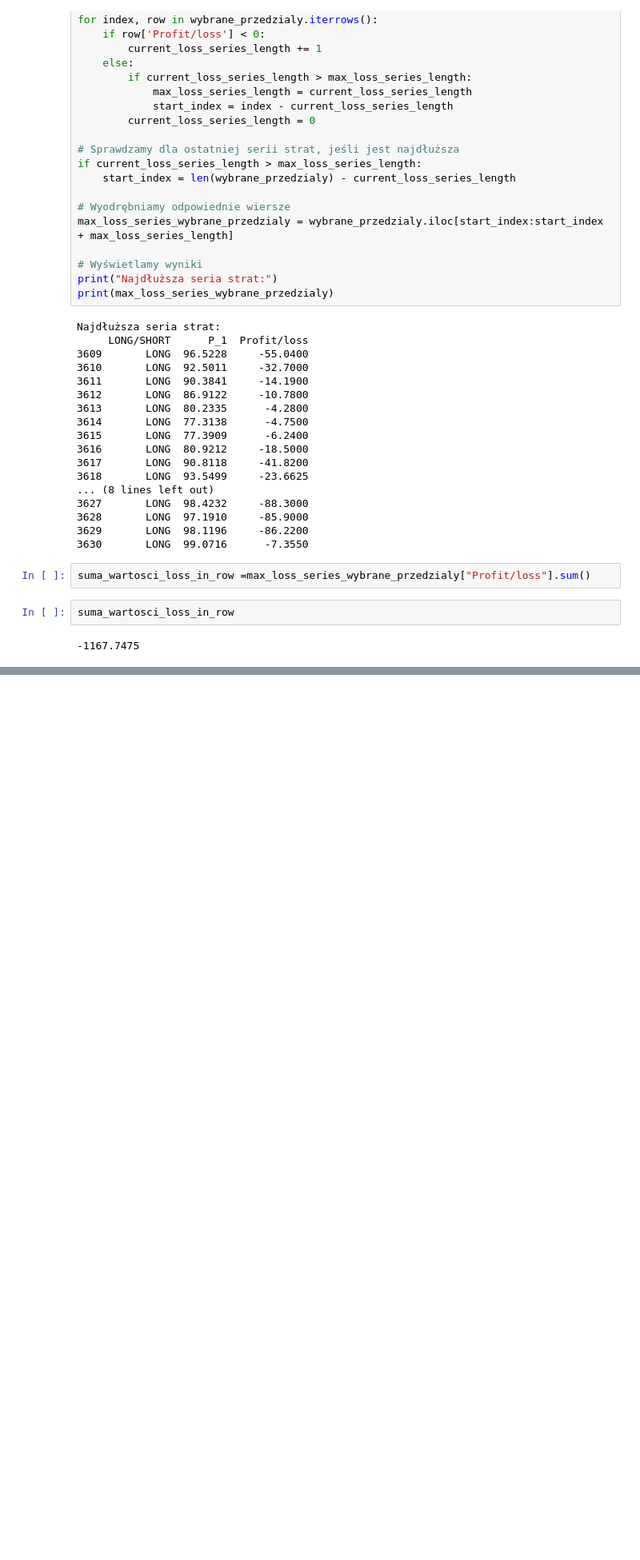
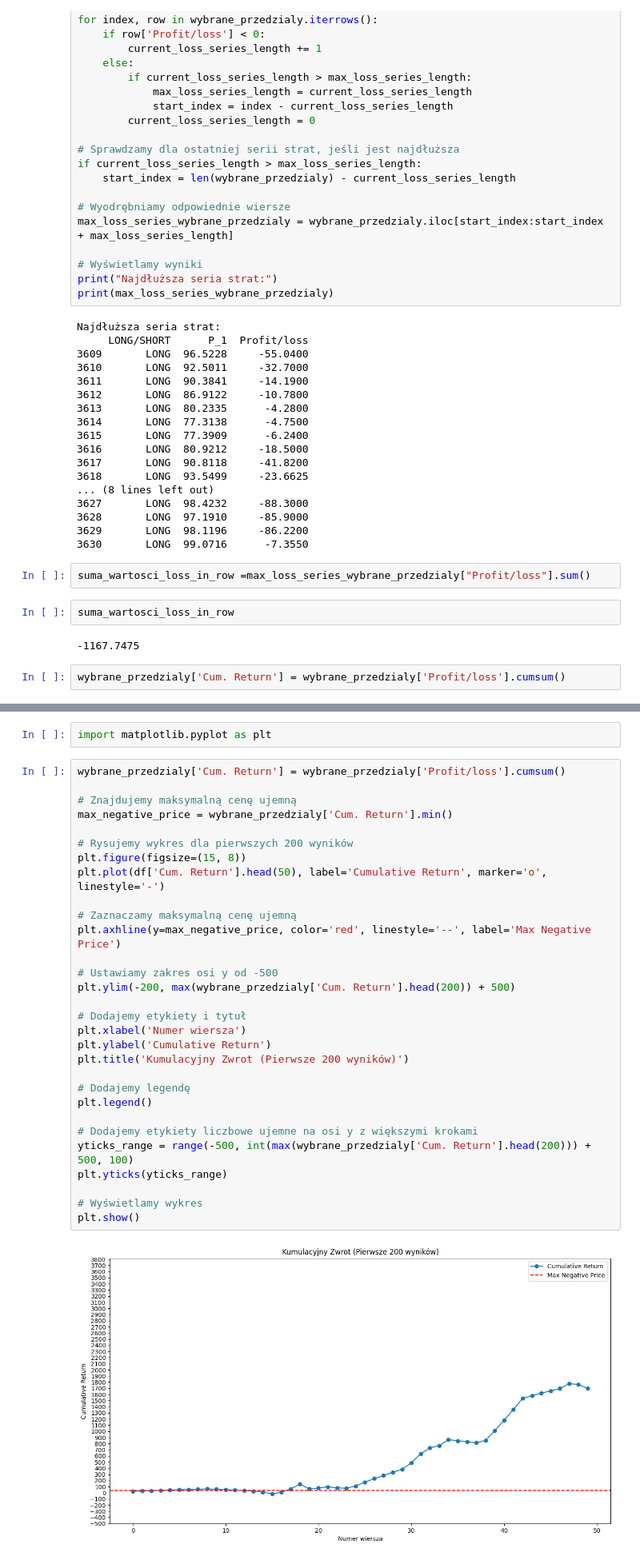
Before and after one commit to tomektom10/dataScienceBootCamp, a Jupyter notebook: Koszerne_wyniki_dla_Rabina.ipynb, the cells around one changed output, grey strips where cells are left out. Shown: that part at 80% size. Saved outputs shown, nothing was run; the diff lists cells and outputs as text; blank space fills up the shorter version.

```diff
--- a/Koszerne_wyniki_dla_Rabina.ipynb
+++ b/Koszerne_wyniki_dla_Rabina.ipynb
@@ -323,3 +323,5 @@ suma_wartosci_loss_in_row =max_loss_series_wybrane_przedzialy["Profit/loss"].sum
 suma_wartosci_loss_in_row
 # %% [output]
 -1167.7475
+# %%
+wybrane_przedzialy['Cum. Return'] = wybrane_przedzialy['Profit/loss'].cumsum()
@@ -325,0 +344,34 @@ suma_wartosci_loss_in_row
+# %%
+import matplotlib.pyplot as plt
+# %%
+wybrane_przedzialy['Cum. Return'] = wybrane_przedzialy['Profit/loss'].cumsum()
+
+# Znajdujemy maksymalną cenę ujemną
+max_negative_price = wybrane_przedzialy['Cum. Return'].min()
+
+# Rysujemy wykres dla pierwszych 200 wyników
+plt.figure(figsize=(15, 8))
+plt.plot(df['Cum. Return'].head(50), label='Cumulative Return', marker='o', linestyle='-')
+
+# Zaznaczamy maksymalną cenę ujemną
+plt.axhline(y=max_negative_price, color='red', linestyle='--', label='Max Negative Price')
+
+# Ustawiamy zakres osi y od -500
+plt.ylim(-200, max(wybrane_przedzialy['Cum. Return'].head(200)) + 500)
+
+# Dodajemy etykiety i tytuł
+plt.xlabel('Numer wiersza')
+plt.ylabel('Cumulative Return')
+plt.title('Kumulacyjny Zwrot (Pierwsze 200 wyników)')
+
+# Dodajemy legendę
+plt.legend()
+
+# Dodajemy etykiety liczbowe ujemne na osi y z większymi krokami
+yticks_range = range(-500, int(max(wybrane_przedzialy['Cum. Return'].head(200))) + 500, 100)
+plt.yticks(yticks_range)
+
+# Wyświetlamy wykres
+plt.show()
+# %% [output]
+[figure, added]
```
Also changed, not shown: parts of 2 cells of this notebook.
